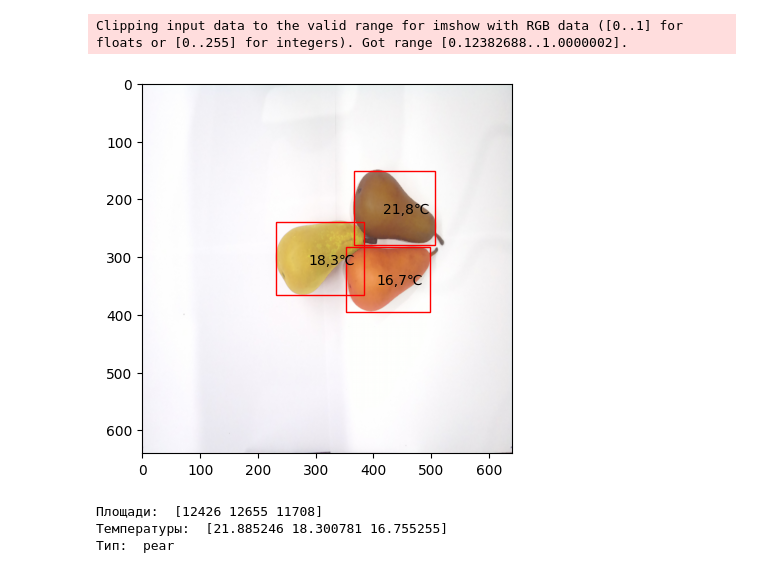
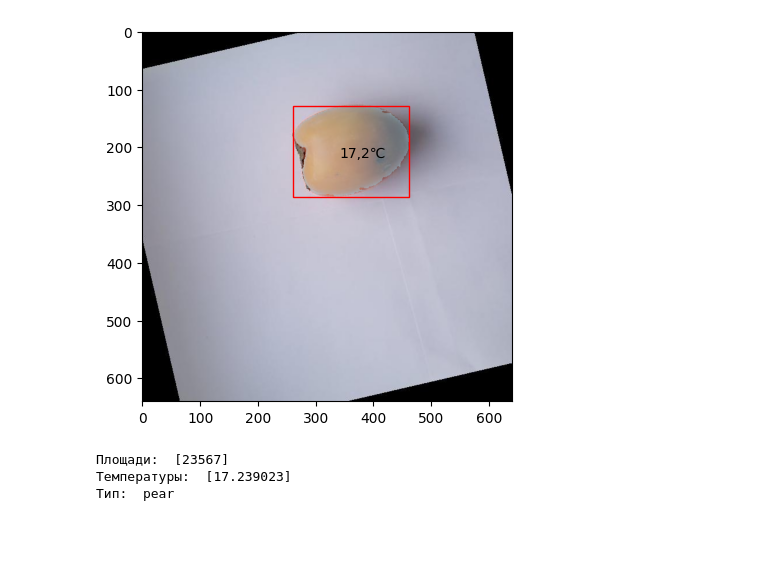
Before and after one commit to frznfrgg/fruit_detection, a Jupyter notebook: size.ipynb, the cells around one changed output. Drawn from its saved outputs; the diff is of its cells as text; code cells hidden in the pictures; blank space fills up the shorter version.

```diff
--- a/size.ipynb
+++ b/size.ipynb
@@ -182,14 +182,13 @@ class Reshala:
 # %%
 table_area = 1627.1
 b = Reshala(table_area)
 
-p_area, T, label = b("4", True)
+p_area, T, label = b("1018_121", True)
 print("Площади: ", p_area)
 print("Температуры: ", T)
 print("Тип: ", label)
 # %% [output]
+[figure, new version]
-Clipping input data to the valid range for imshow with RGB data ([0..1] for floats or [0..255] for integers). Got range [0.12382688..1.0000002].
+Площади:  [23567]
+Температуры:  [17.239023]
+Тип:  pear
-[figure, old version]
-Площади:  [12426 12655 11708]
-Температуры:  [21.885246 18.300781 16.755255]
-Тип:  pear
```
Also changed, not shown: 4 other files.
